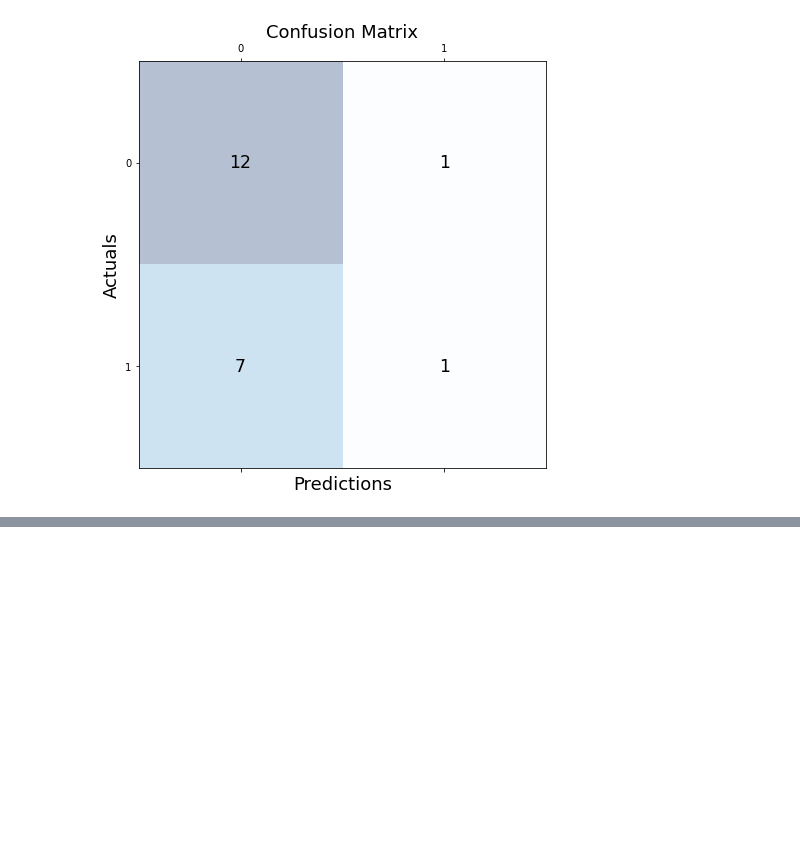
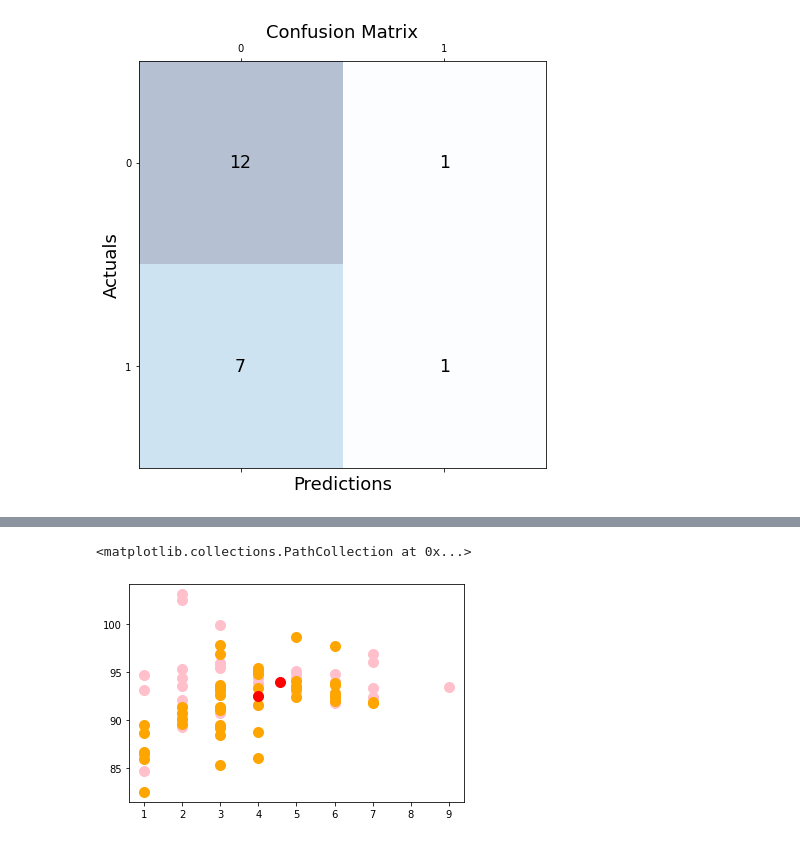
Before and after one commit to 1mimiiha/Homework2, a Jupyter notebook: notebook/example.ipynb, the cells around one changed output, grey strips where cells are left out. Saved outputs shown, nothing was run; the diff lists cells and outputs as text; code cells hidden in the pictures; blank space fills up the shorter version.

```diff
--- a/notebook/example.ipynb
+++ b/notebook/example.ipynb
@@ -238,0 +244,18 @@ plt.show()
+# %%
+train, test=train_test_split(df,test_size=0.2,random_state=1010)
+x = train[['age', 'hdlngth', 'skullw', 'taill', 'footlgth', 'earconch', 'eye', 'chest', 'belly']].values
+y = train['sex_num'].values
+
+
+test_x = test[['age', 'hdlngth', 'skullw', 'taill', 'footlgth', 'earconch', 'eye', 'chest', 'belly']].values
+test_y = test['sex_num'].values
+# %%
+kmeans = KMeans(n_clusters = 2, init = 'k-means++', max_iter = 300, n_init = 15, random_state = 0)
+# %%
+kmeans_train = kmeans.fit_predict(x)
+kmeans_test = kmeans.fit_predict(test_x)
+
+print(kmeans_train)
+print(kmeans_test)
+
+print(y)
@@ -238,0 +270,7 @@ plt.show()
+# %%
+plt.scatter(x[kmeans_train == 0, 0], x[kmeans_train == 0, 1], s = 100, c = 'pink', label = 'hdlngth')
+plt.scatter(x[kmeans_train == 1, 0], x[kmeans_train == 1, 1], s = 100, c = 'orange', label = 'sex_num')
+plt.scatter(kmeans.cluster_centers_[:, 0], kmeans.cluster_centers_[:,1], s = 100, c = 'red', label = 'hdlngth')
+# %% [output]
+<matplotlib.collections.PathCollection at 0x...>
+[figure, added]
```
Also changed, not shown: parts of 18 cells of this notebook.
